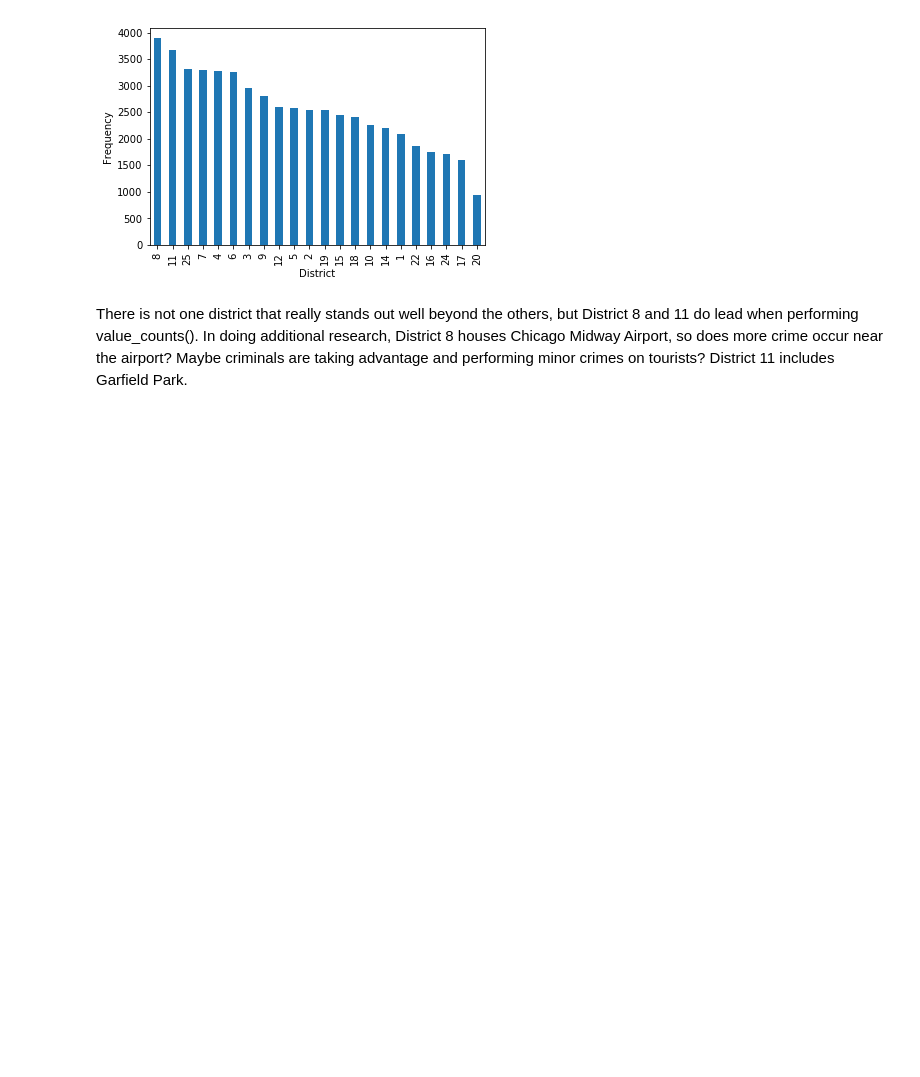
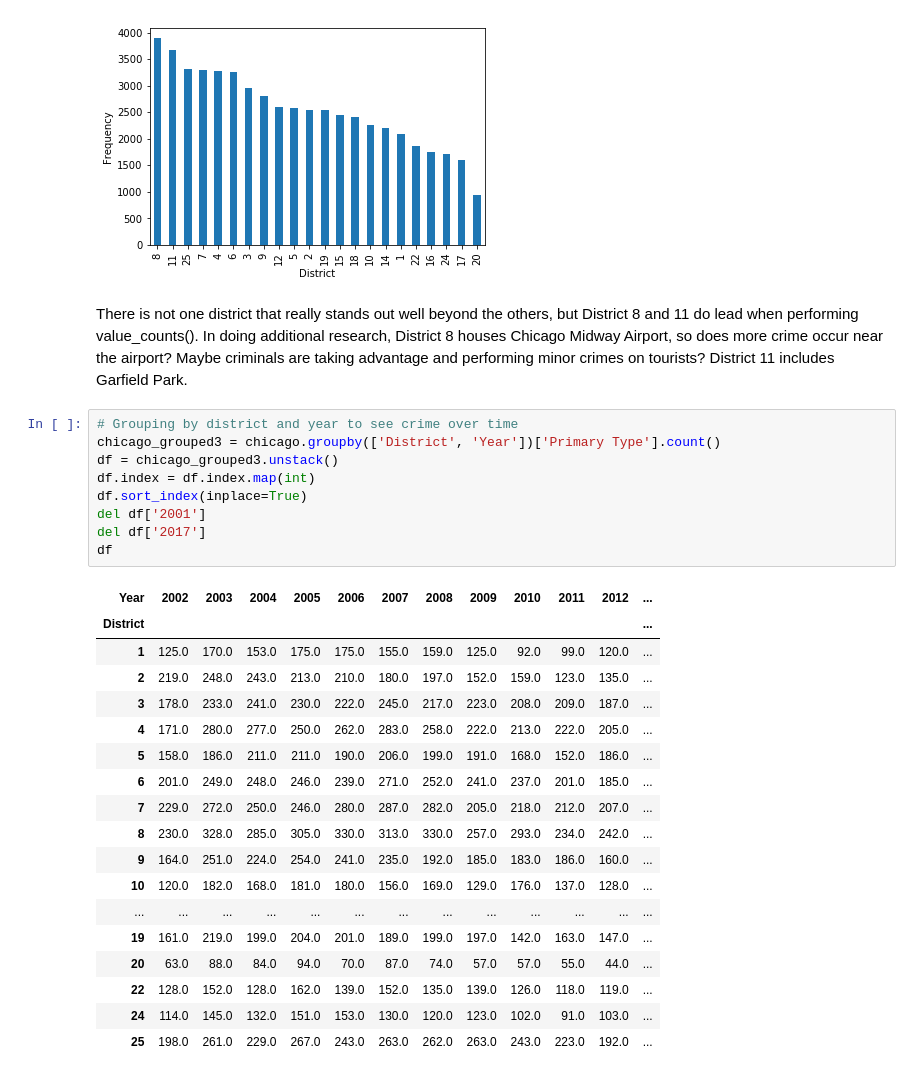
Before and after one commit to aliprasla/DAP-Project, a Jupyter notebook: Tim Chicago EDA.ipynb, the cells around one changed output. Drawn from its saved outputs; the diff is of its cells as text; blank space fills up the shorter version.

```diff
--- a/Tim Chicago EDA.ipynb
+++ b/Tim Chicago EDA.ipynb
@@ -88,3 +88,31 @@ Populating the interactive namespace from numpy and matplotlib
 [figure]
 # %% [markdown]
 There is not one district that really stands out well beyond the others, but District 8 and 11 do lead when performing value_counts(). In doing additional research, District 8 houses Chicago Midway Airport, so does more crime occur near the airport? Maybe criminals are taking advantage and performing minor crimes on tourists? District 11 includes Garfield Park.
+# %%
+# Grouping by district and year to see crime over time
+chicago_grouped3 = chicago.groupby(['District', 'Year'])['Primary Type'].count()
+df = chicago_grouped3.unstack()
+df.index = df.index.map(int)
+df.sort_index(inplace=True)
+del df['2001']
+del df['2017']
+df
+# %% [output]
+| Year | 2002 | 2003 | 2004 | 2005 | 2006 | 2007 | 2008 | 2009 | 2010 | 2011 | 2012 | ... |
+| District |  |  |  |  |  |  |  |  |  |  |  | ... |
+| 1 | 125.0 | 170.0 | 153.0 | 175.0 | 175.0 | 155.0 | 159.0 | 125.0 | 92.0 | 99.0 | 120.0 | ... |
+| 2 | 219.0 | 248.0 | 243.0 | 213.0 | 210.0 | 180.0 | 197.0 | 152.0 | 159.0 | 123.0 | 135.0 | ... |
+| 3 | 178.0 | 233.0 | 241.0 | 230.0 | 222.0 | 245.0 | 217.0 | 223.0 | 208.0 | 209.0 | 187.0 | ... |
+| 4 | 171.0 | 280.0 | 277.0 | 250.0 | 262.0 | 283.0 | 258.0 | 222.0 | 213.0 | 222.0 | 205.0 | ... |
+| 5 | 158.0 | 186.0 | 211.0 | 211.0 | 190.0 | 206.0 | 199.0 | 191.0 | 168.0 | 152.0 | 186.0 | ... |
+| 6 | 201.0 | 249.0 | 248.0 | 246.0 | 239.0 | 271.0 | 252.0 | 241.0 | 237.0 | 201.0 | 185.0 | ... |
+| 7 | 229.0 | 272.0 | 250.0 | 246.0 | 280.0 | 287.0 | 282.0 | 205.0 | 218.0 | 212.0 | 207.0 | ... |
+| 8 | 230.0 | 328.0 | 285.0 | 305.0 | 330.0 | 313.0 | 330.0 | 257.0 | 293.0 | 234.0 | 242.0 | ... |
+| 9 | 164.0 | 251.0 | 224.0 | 254.0 | 241.0 | 235.0 | 192.0 | 185.0 | 183.0 | 186.0 | 160.0 | ... |
+| 10 | 120.0 | 182.0 | 168.0 | 181.0 | 180.0 | 156.0 | 169.0 | 129.0 | 176.0 | 137.0 | 128.0 | ... |
+| ... | ... | ... | ... | ... | ... | ... | ... | ... | ... | ... | ... | ... |
+| 19 | 161.0 | 219.0 | 199.0 | 204.0 | 201.0 | 189.0 | 199.0 | 197.0 | 142.0 | 163.0 | 147.0 | ... |
+| 20 | 63.0 | 88.0 | 84.0 | 94.0 | 70.0 | 87.0 | 74.0 | 57.0 | 57.0 | 55.0 | 44.0 | ... |
+| 22 | 128.0 | 152.0 | 128.0 | 162.0 | 139.0 | 152.0 | 135.0 | 139.0 | 126.0 | 118.0 | 119.0 | ... |
+| 24 | 114.0 | 145.0 | 132.0 | 151.0 | 153.0 | 130.0 | 120.0 | 123.0 | 102.0 | 91.0 | 103.0 | ... |
+| 25 | 198.0 | 261.0 | 229.0 | 267.0 | 243.0 | 263.0 | 262.0 | 263.0 | 243.0 | 223.0 | 192.0 | ... |
```
Also changed, not shown: parts of 3 cells of this notebook.
